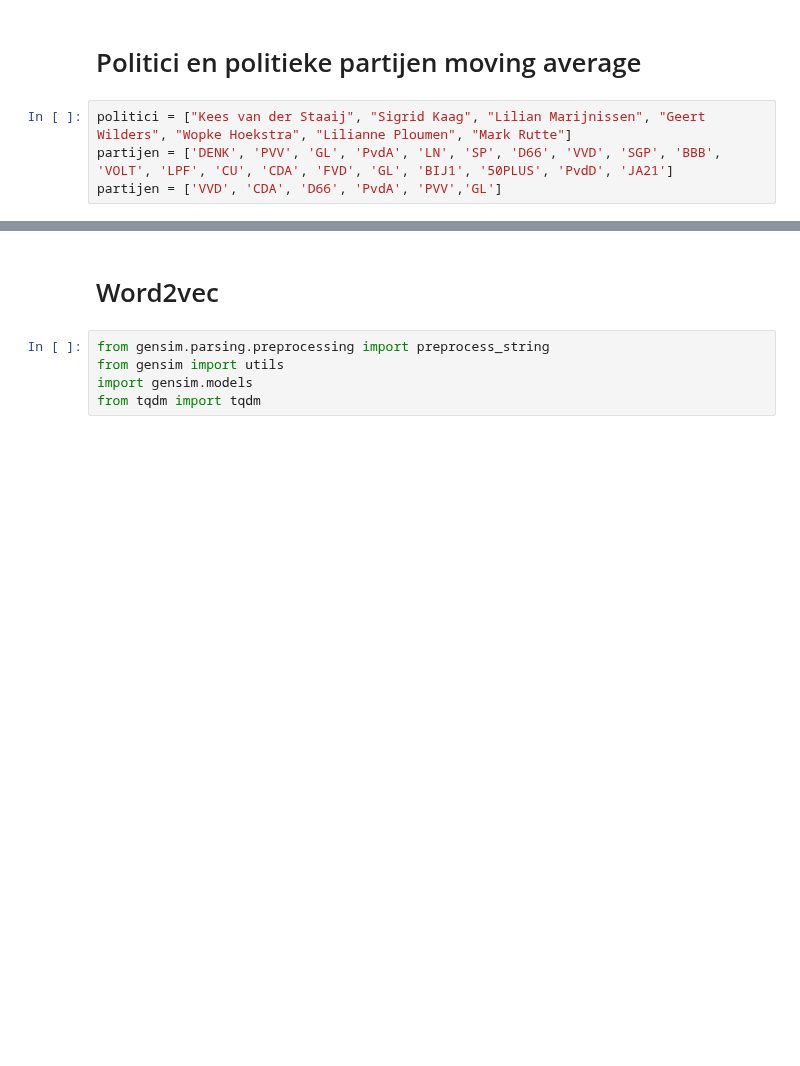
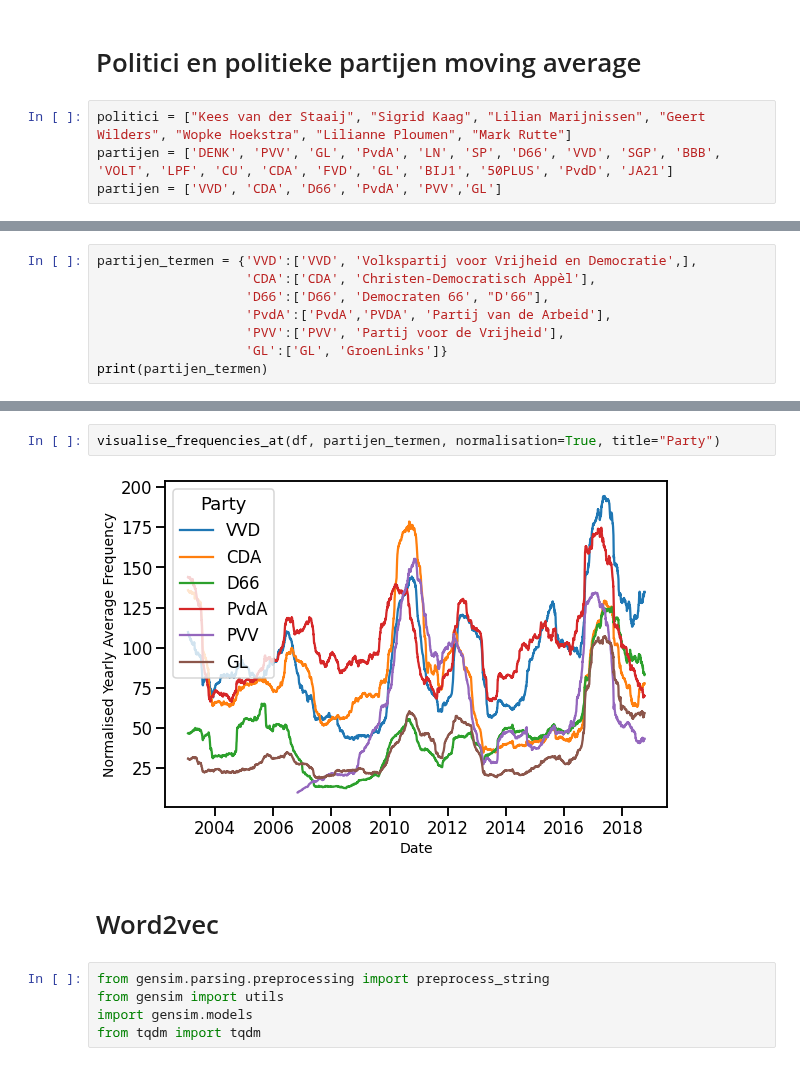
Before and after one commit to Chris-Congleton/MSc-Thesis, a Jupyter notebook: Volkskrant.ipynb, the cells around one changed output, grey strips where cells are left out. Cells and saved outputs as stored; diff of their text form; blank space fills up the shorter version.

```diff
--- a/Volkskrant.ipynb
+++ b/Volkskrant.ipynb
@@ -269,0 +276,8 @@ visualise_frequencies(df, partijen, normalisation=True)
+# %%
+partijen_termen = {'VVD':['VVD', 'Volkspartij voor Vrijheid en Democratie',],
+                   'CDA':['CDA', 'Christen-Democratisch Appèl'],
+                   'D66':['D66', 'Democraten 66', "D'66"],
+                   'PvdA':['PvdA','PVDA', 'Partij van de Arbeid'],
+                   'PVV':['PVV', 'Partij voor de Vrijheid'],
+                   'GL':['GL', 'GroenLinks']}
+print(partijen_termen)
@@ -270,3 +336,7 @@ visualise_frequencies(df, partijen, normalisation=True)
+# %%
+visualise_frequencies_at(df, partijen_termen, normalisation=True, title="Party")
+# %% [output]
+[figure, added]
 # %% [markdown]
 # Word2vec
 # %%
```
Also changed, not shown: parts of 6 cells of this notebook.
